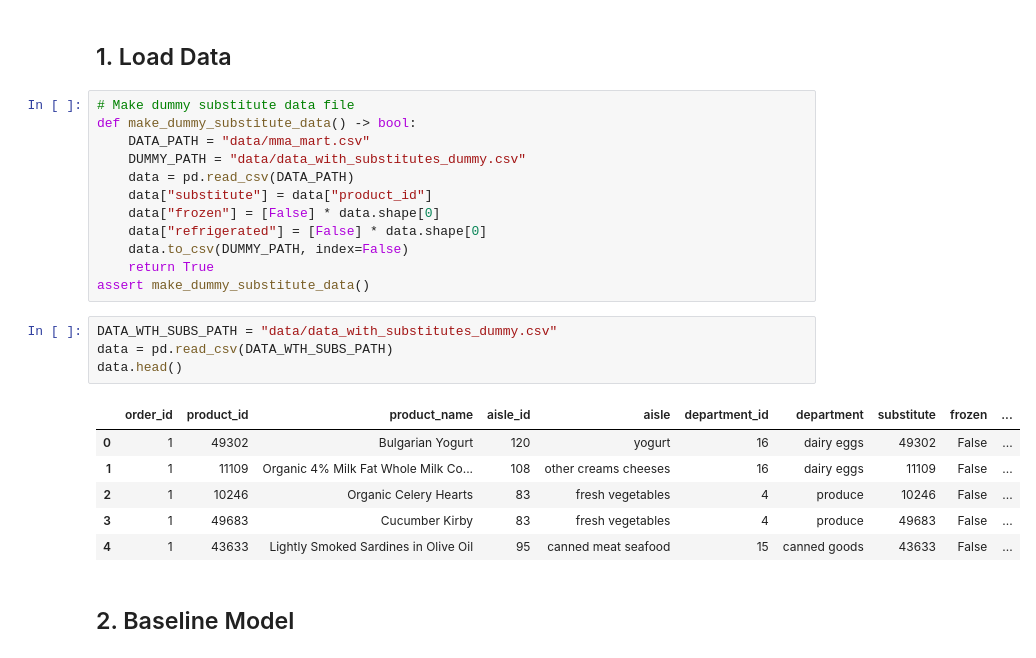
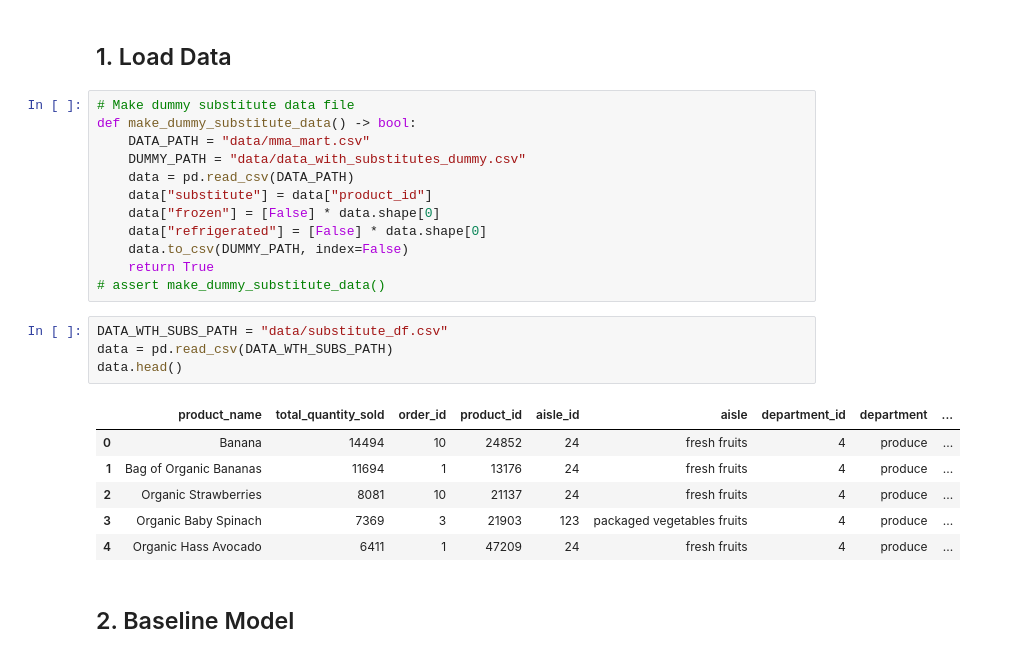
Before and after one commit to xubosen/rotman_mma_datathon_team_2, a Jupyter notebook: Analysis/picking_top_1000.ipynb, the cells around one changed output. Cells and saved outputs as stored; diff of their text form.

```diff
--- a/Analysis/picking_top_1000.ipynb
+++ b/Analysis/picking_top_1000.ipynb
@@ -18,18 +18,18 @@ def make_dummy_substitute_data() -> bool:
     data["refrigerated"] = [False] * data.shape[0]
     data.to_csv(DUMMY_PATH, index=False)
     return True
-assert make_dummy_substitute_data()
+# assert make_dummy_substitute_data()
 # %%
-DATA_WTH_SUBS_PATH = "data/data_with_substitutes_dummy.csv"
+DATA_WTH_SUBS_PATH = "data/substitute_df.csv"
 data = pd.read_csv(DATA_WTH_SUBS_PATH)
 data.head()
 # %% [output]
-|  | order_id | product_id | product_name | aisle_id | aisle | department_id | department | substitute | frozen | ... |
-| 0 | 1 | 49302 | Bulgarian Yogurt | 120 | yogurt | 16 | dairy eggs | 49302 | False | ... |
-| 1 | 1 | 11109 | Organic 4% Milk Fat Whole Milk Co... | 108 | other creams cheeses | 16 | dairy eggs | 11109 | False | ... |
-| 2 | 1 | 10246 | Organic Celery Hearts | 83 | fresh vegetables | 4 | produce | 10246 | False | ... |
-| 3 | 1 | 49683 | Cucumber Kirby | 83 | fresh vegetables | 4 | produce | 49683 | False | ... |
-| 4 | 1 | 43633 | Lightly Smoked Sardines in Olive Oil | 95 | canned meat seafood | 15 | canned goods | 43633 | False | ... |
+|  | product_name | total_quantity_sold | order_id | product_id | aisle_id | aisle | department_id | department | ... |
+| 0 | Banana | 14494 | 10 | 24852 | 24 | fresh fruits | 4 | produce | ... |
+| 1 | Bag of Organic Bananas | 11694 | 1 | 13176 | 24 | fresh fruits | 4 | produce | ... |
+| 2 | Organic Strawberries | 8081 | 10 | 21137 | 24 | fresh fruits | 4 | produce | ... |
+| 3 | Organic Baby Spinach | 7369 | 3 | 21903 | 123 | packaged vegetables fruits | 4 | produce | ... |
+| 4 | Organic Hass Avocado | 6411 | 1 | 47209 | 24 | fresh fruits | 4 | produce | ... |
 # %% [markdown]
 ## 2. Baseline Model
 # %%
```
Also changed, not shown: parts of 23 cells of this notebook.
